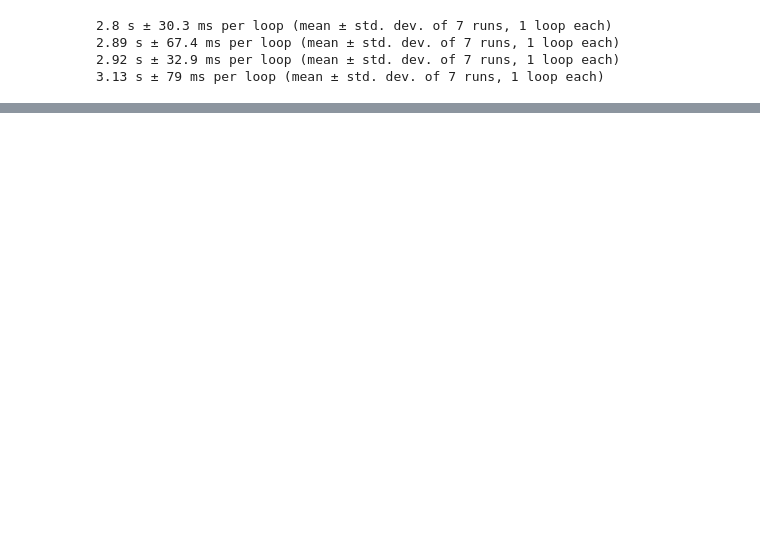
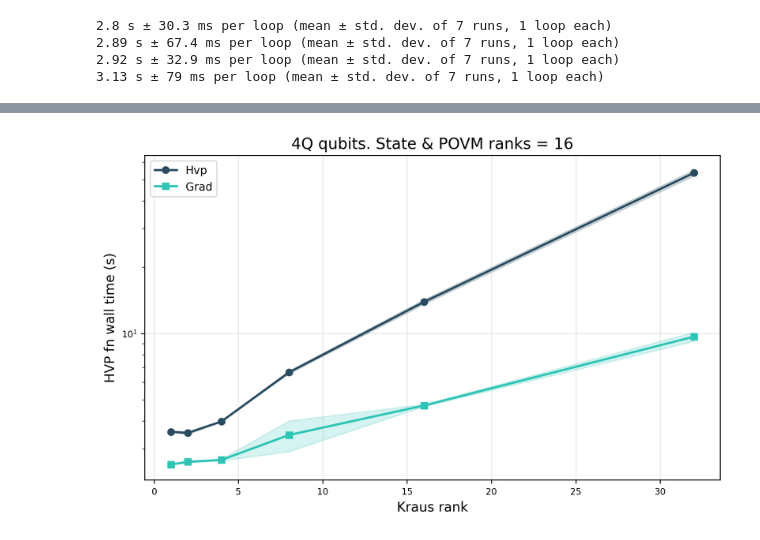
Before and after one commit to EmilianoG-byte/iqm-benchmarks, a Jupyter notebook: playground/time_complexity/time_vs_rank.ipynb, the cells around one changed output, grey strips where cells are left out. Saved outputs shown, nothing was run; the diff lists cells and outputs as text; code cells hidden in the pictures; blank space fills up the shorter version.

```diff
--- a/playground/time_complexity/time_vs_rank.ipynb
+++ b/playground/time_complexity/time_vs_rank.ipynb
@@ -224,0 +382,6 @@ plot_wall_time(cost_fn_times, ranks, logscale=None, xlabel=xlabel, title=title)
+# %%
+timing_hvp_rank1 = %timeit -o hvp(grad_fn, kraus_tensor_4q_rank1, vector_rank1)
+timing_hvp_rank2 = %timeit -o hvp(grad_fn, kraus_tensor_4q_rank2, vector_rank2)
+timing_hvp_rank4 = %timeit -o hvp(grad_fn, kraus_tensor_4q_rank4, vector_rank4)
+timing_hvp_rank8 = %timeit -o hvp(grad_fn, kraus_tensor_4q_rank8, vector_rank8)
+timing_hvp_rank16 = %timeit -o hvp(grad_fn, kraus_tensor_4q_rank16, vector_rank16)
@@ -224,0 +394,2 @@ plot_wall_time(cost_fn_times, ranks, logscale=None, xlabel=xlabel, title=title)
+# %%
+timing_hvp_rank32 = %timeit -o hvp(grad_fn, kraus_tensor_4q_rank32, vector_rank32)
@@ -224,0 +398,5 @@ plot_wall_time(cost_fn_times, ranks, logscale=None, xlabel=xlabel, title=title)
+# %%
+timing_hvp_rank1_no_jit = %timeit -o hvp(grad_fn_no_jit, kraus_tensor_4q_rank1, vector_rank1)
+timing_hvp_rank2_no_jit = %timeit -o hvp(grad_fn_no_jit, kraus_tensor_4q_rank2, vector_rank2)
+timing_hvp_rank4_no_jit = %timeit -o hvp(grad_fn_no_jit, kraus_tensor_4q_rank4, vector_rank4)
+timing_hvp_rank8_no_jit = %timeit -o hvp(grad_fn_no_jit, kraus_tensor_4q_rank8, vector_rank8)
@@ -224,0 +408,2 @@ plot_wall_time(cost_fn_times, ranks, logscale=None, xlabel=xlabel, title=title)
+# %%
+timing_hvp_rank16_no_jit = %timeit -o hvp(grad_fn_no_jit, kraus_tensor_4q_rank16, vector_rank16)
@@ -224,0 +412,27 @@ plot_wall_time(cost_fn_times, ranks, logscale=None, xlabel=xlabel, title=title)
+# %%
+
+timings_hvp_fn = [timing_hvp_rank1, timing_hvp_rank2, timing_hvp_rank4, timing_hvp_rank8, timing_hvp_rank16, timing_hvp_rank32]
+tuples_hvp_fn = [(time.average, time.stdev) for time in timings_hvp_fn]
+
+timings_hvp_fn_no_jit = [timing_hvp_rank1_no_jit, timing_hvp_rank2_no_jit, timing_hvp_rank4_no_jit, timing_hvp_rank8_no_jit, timing_hvp_rank16_no_jit]
+
+tuples_hvp_fn_no_jit = [(time.average, time.stdev) for time in timings_hvp_fn_no_jit]
+
+
+hvp_fn_times = {
+    "Hvp": tuples_hvp_fn,
+    "Grad": tuples_grad_fn,
+    # "no JIT": tuples_hvp_fn_no_jit,
+}
+
+
+ranks = [1, 2, 4, 8, 16, 32]
+xlabel = "Kraus rank"
+ylabel = "HVP fn wall time (s)"
+title = "4Q qubits. State & POVM ranks = 16"
+plot_wall_time(hvp_fn_times, ranks, logscale="y", xlabel=xlabel, ylabel=ylabel, title=title)
+
+# xlabel = "Cost fn wall time (s)"
+# plot_wall_time(hvp_fn_times, cost_fn_time_list[:6], logscale=None, xlabel=xlabel, ylabel=ylabel, title=title)
+# %% [output]
+[figure, added]
```
Also changed, not shown: parts of 24 cells of this notebook, 7 other files.
